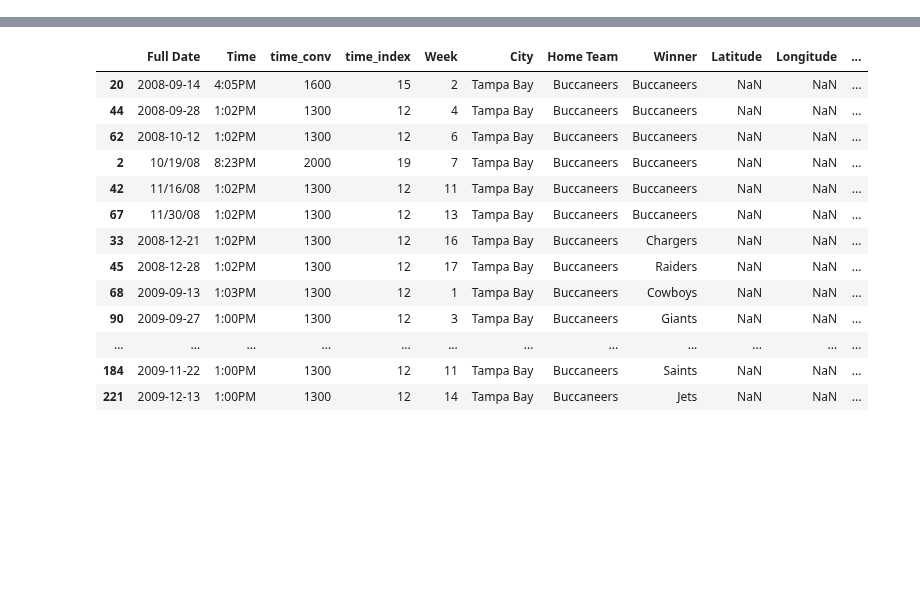
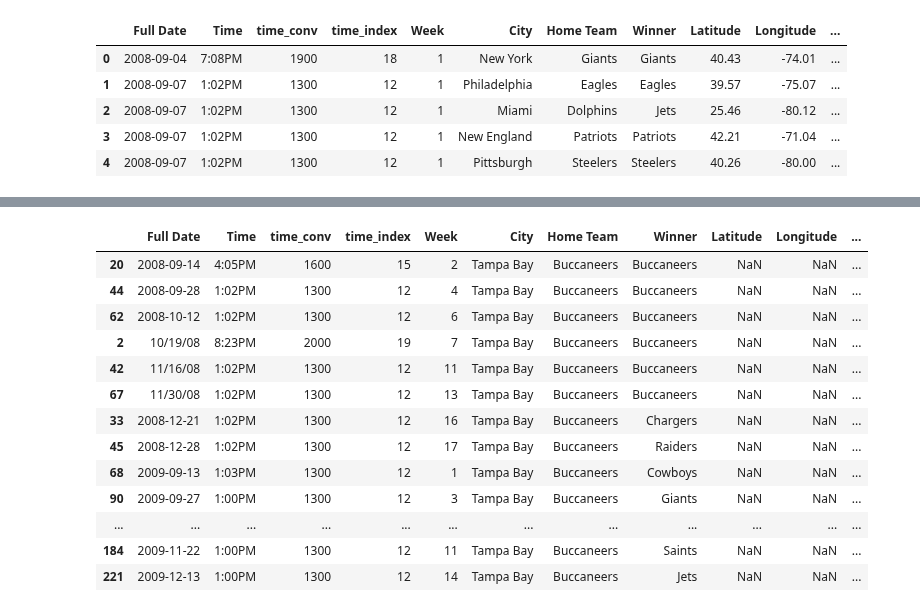
Before and after one commit to ybgandhi/Kickstart_Project, a Jupyter notebook: Dataset.ipynb, the cells around one changed output, grey strips where cells are left out. Cells and saved outputs as stored; diff of their text form; code cells hidden in the pictures; blank space fills up the shorter version.

```diff
--- a/Dataset.ipynb
+++ b/Dataset.ipynb
@@ -10,5 +11,14 @@ table_3 = pd.read_csv("Table 3.csv")
 table_4 = pd.read_csv("Table 4.csv")
 table_5 = pd.read_csv("Table 5.csv")
 table_6 = pd.read_csv("Table 6.csv")
+# %%
+table_1.head()
+# %% [output]
+|  | Full Date | Time | time_conv | time_index | Week | City | Home Team | Winner | Latitude | Longitude | ... |
+| 0 | 2008-09-04 | 7:08PM | 1900 | 18 | 1 | New York | Giants | Giants | 40.43 | -74.01 | ... |
+| 1 | 2008-09-07 | 1:02PM | 1300 | 12 | 1 | Philadelphia | Eagles | Eagles | 39.57 | -75.07 | ... |
+| 2 | 2008-09-07 | 1:02PM | 1300 | 12 | 1 | Miami | Dolphins | Jets | 25.46 | -80.12 | ... |
+| 3 | 2008-09-07 | 1:02PM | 1300 | 12 | 1 | New England | Patriots | Patriots | 42.21 | -71.04 | ... |
+| 4 | 2008-09-07 | 1:02PM | 1300 | 12 | 1 | Pittsburgh | Steelers | Steelers | 40.26 | -80.00 | ... |
 # %%
 merged = pd.concat([table_1,table_2,table_3,table_4,table_5,table_6], axis=0)
```
Also changed, not shown: parts of 19 cells of this notebook, 1 other file.
